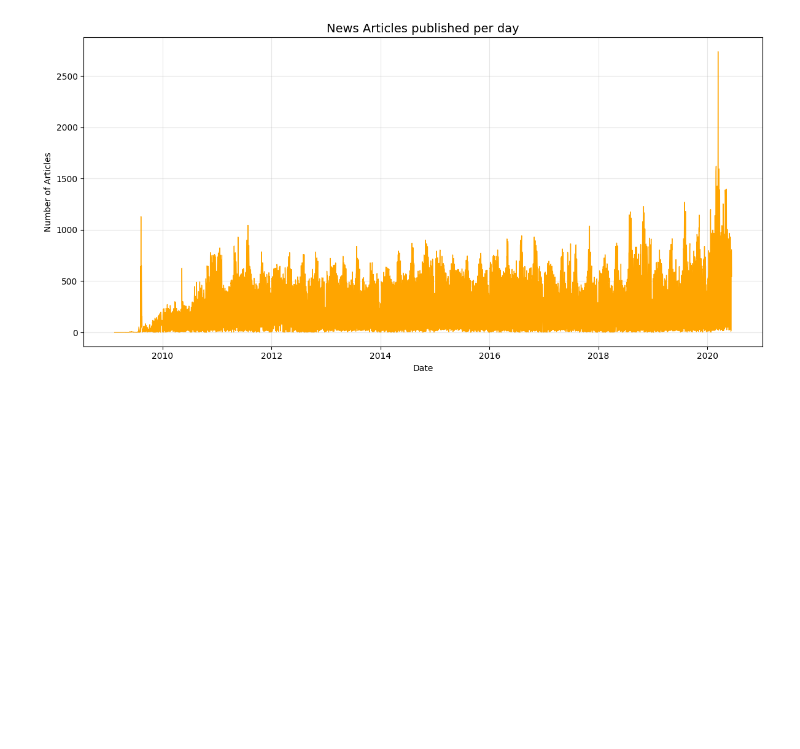
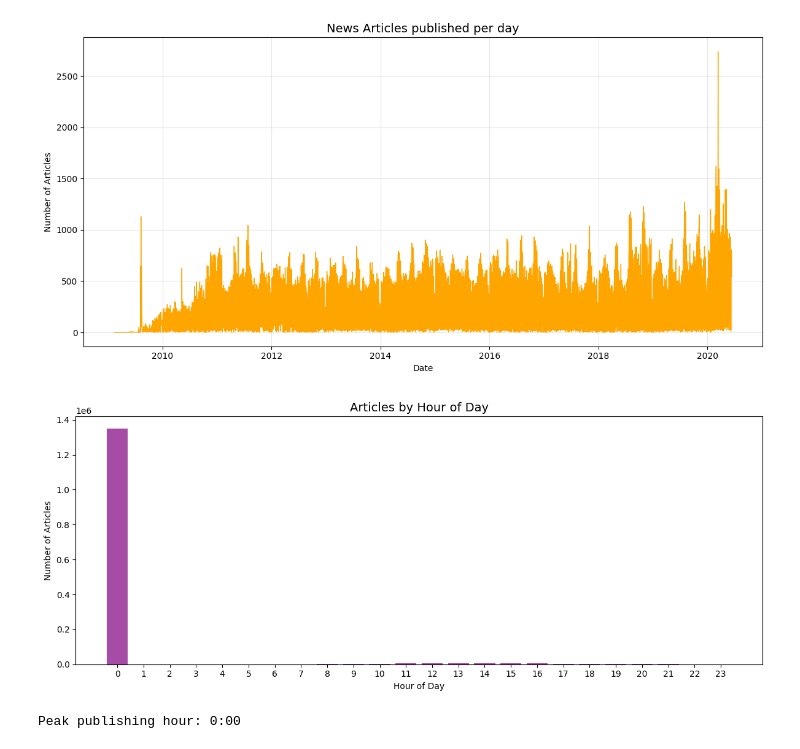
Before and after one commit to hawi088/News-Sentiment, a Jupyter notebook: notebooks/task1_eda.ipynb, the cells around one changed output. Cells and saved outputs as stored; diff of their text form; code cells hidden in the pictures; blank space fills up the shorter version.

```diff
--- a/notebooks/task1_eda.ipynb
+++ b/notebooks/task1_eda.ipynb
@@ -112,3 +113,20 @@ plt.tight_layout()
 plt.show()
 # %% [output]
 [figure]
+# %%
+df['hour'] = df['date'].dt.hour
+hourly_counts = df['hour'].value_counts().sort_index()
+
+fig, ax = plt.subplots(figsize=(12, 5))
+ax.bar(hourly_counts.index, hourly_counts.values, color='purple', alpha=0.7)
+ax.set_title('Articles by Hour of Day', fontsize=14)
+ax.set_xlabel('Hour of Day')
+ax.set_ylabel('Number of Articles')
+ax.set_xticks(range(0, 24))
+plt.tight_layout()
+plt.show()
+
+print(f"Peak publishing hour: {hourly_counts.idxmax()}:00")
+# %% [output]
+[figure, added]
+Peak publishing hour: 0:00
```
Also changed, not shown: parts of 6 cells of this notebook, 1 other file.
